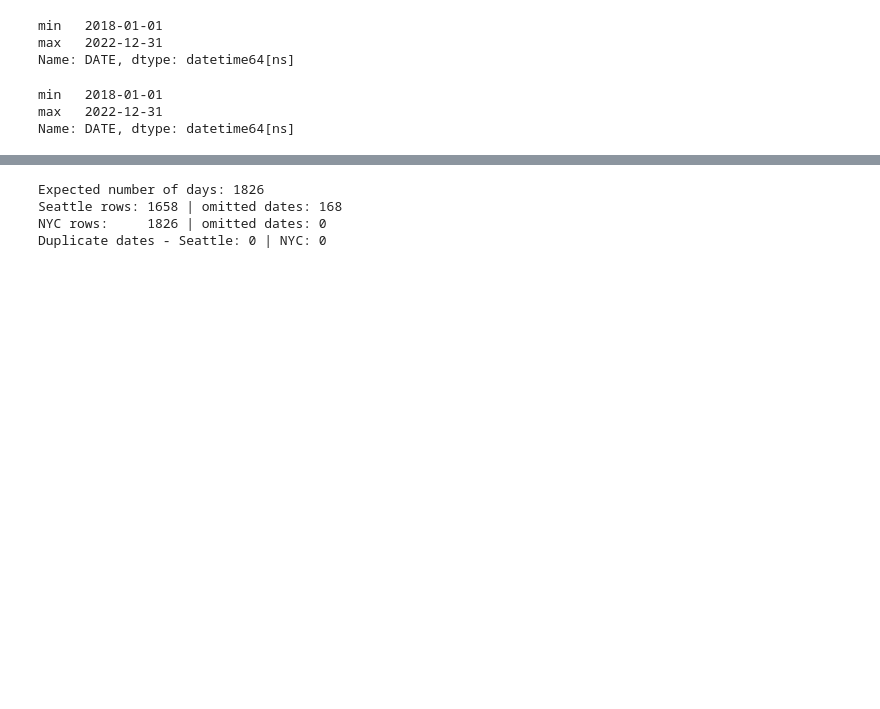
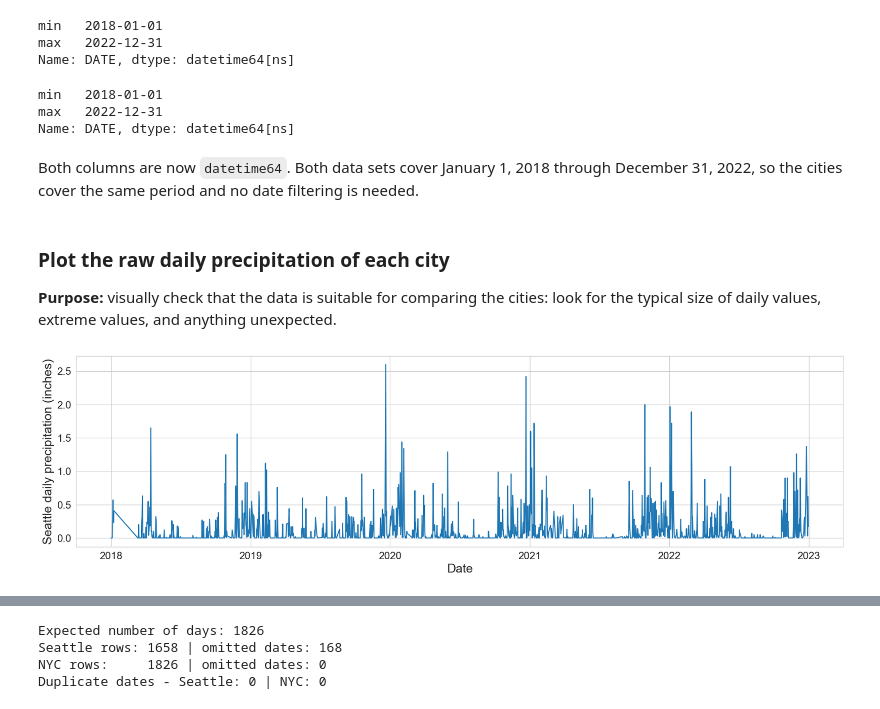
Before and after one commit to giangtranq/weather, a Jupyter notebook: code/Weather_Data.ipynb, the cells around one changed output, grey strips where cells are left out. Saved outputs shown, nothing was run; the diff lists cells and outputs as text; code cells hidden in the pictures; blank space fills up the shorter version.

```diff
--- a/code/Weather_Data.ipynb
+++ b/code/Weather_Data.ipynb
@@ -18,6 +39,6 @@ sns.set_style("whitegrid")
 # %%
-df_seattle = pd.read_csv("/Users/giang/Documents/Data science projects/weather/data/seattle_rain.csv")
-df_nyc = pd.read_csv("/Users/giang/Documents/Data science projects/weather/data/nyc_rain.csv")
+df_seattle = pd.read_csv("../data/seattle_rain.csv")
+df_nyc = pd.read_csv("../data/nyc_rain.csv")
 type(df_seattle)
 type(df_nyc)
 # %% [output]
@@ -155,3 +188,17 @@ df_nyc['DATE'].agg(['min','max'])
 min   2018-01-01
 max   2022-12-31
 Name: DATE, dtype: datetime64[ns]
+# %% [markdown]
+Both columns are now `datetime64`. Both data sets cover January 1, 2018 through December 31, 2022, so the cities cover the same period and no date filtering is needed.
+# %% [markdown]
+### Plot the raw daily precipitation of each city
+**Purpose:** visually check that the data is suitable for comparing the cities: look for the typical size of daily values, extreme values, and anything unexpected.
+# %%
+plt.figure(figsize=(20, 5))
+sns.lineplot(data=df_seattle, x='DATE', y='PRCP')
+plt.xlabel('Date', fontsize=18)
+plt.ylabel('Seattle daily precipitation (inches)', fontsize=18)
+plt.tick_params(labelsize=15)
+plt.show()
+# %% [output]
+[figure, added]
```
Also changed, not shown: parts of 81 cells of this notebook.
